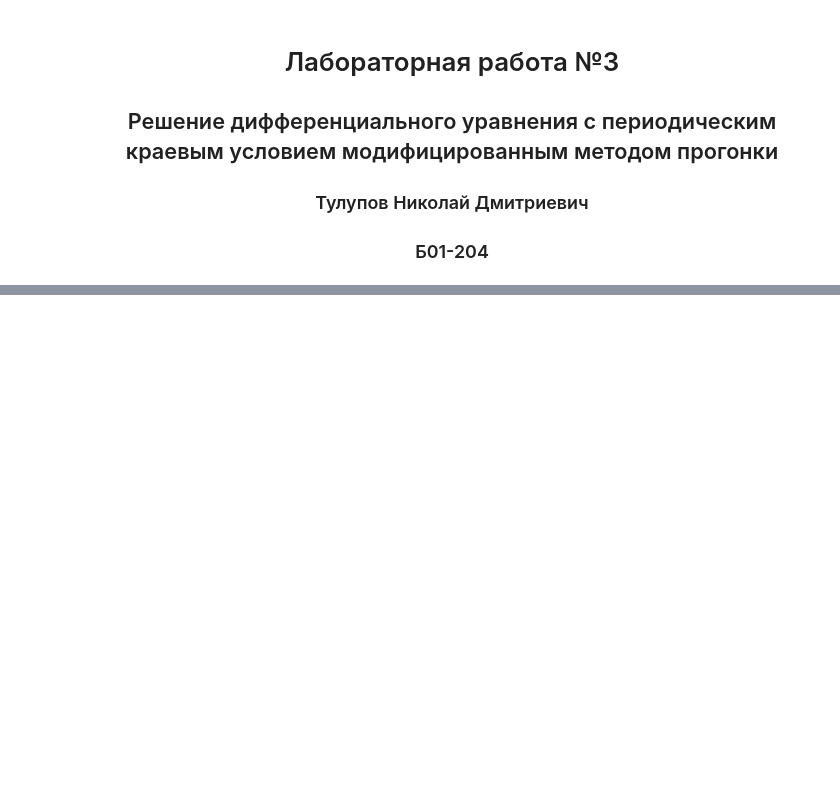
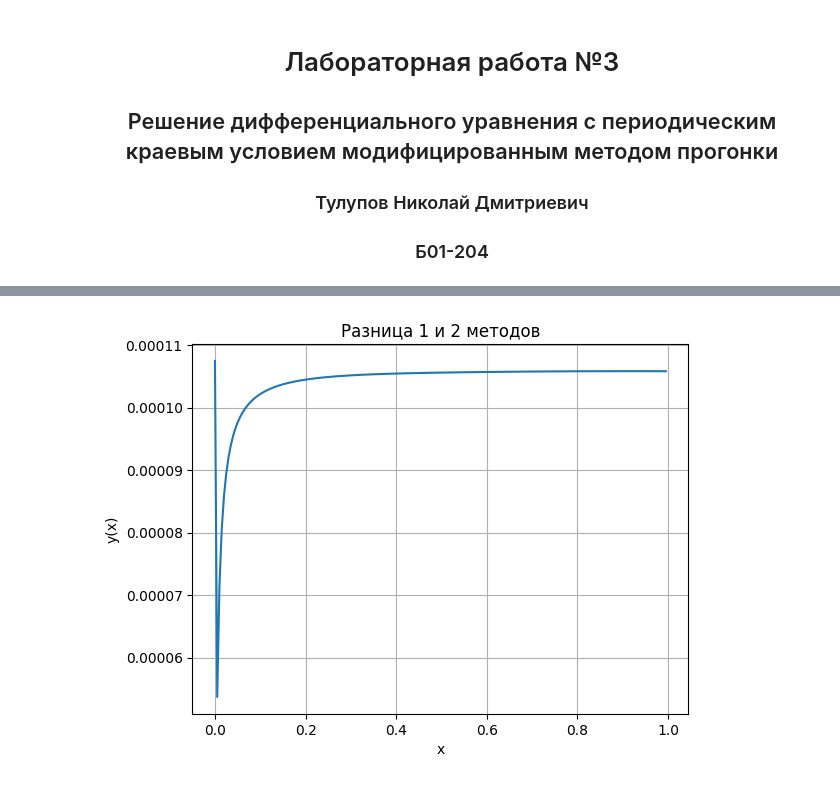
Before and after one commit to oncominglane/computational_mathematics, a Jupyter notebook: sem2/lab3/lab3.ipynb, the cells around one changed output, grey strips where cells are left out. Saved outputs shown, nothing was run; the diff lists cells and outputs as text; code cells hidden in the pictures; blank space fills up the shorter version.

```diff
--- a/sem2/lab3/lab3.ipynb
+++ b/sem2/lab3/lab3.ipynb
@@ -92,0 +147,10 @@ from math import pi
+# %%
+# Построение графика
+plt.plot(x, y_2-y_1)
+plt.title("Разница 1 и 2 методов")
+plt.xlabel("x")
+plt.ylabel("y(x)")
+plt.grid(True)
+plt.show()
+# %% [output]
+[figure, added]
```
Also changed, not shown: parts of 9 cells of this notebook.
